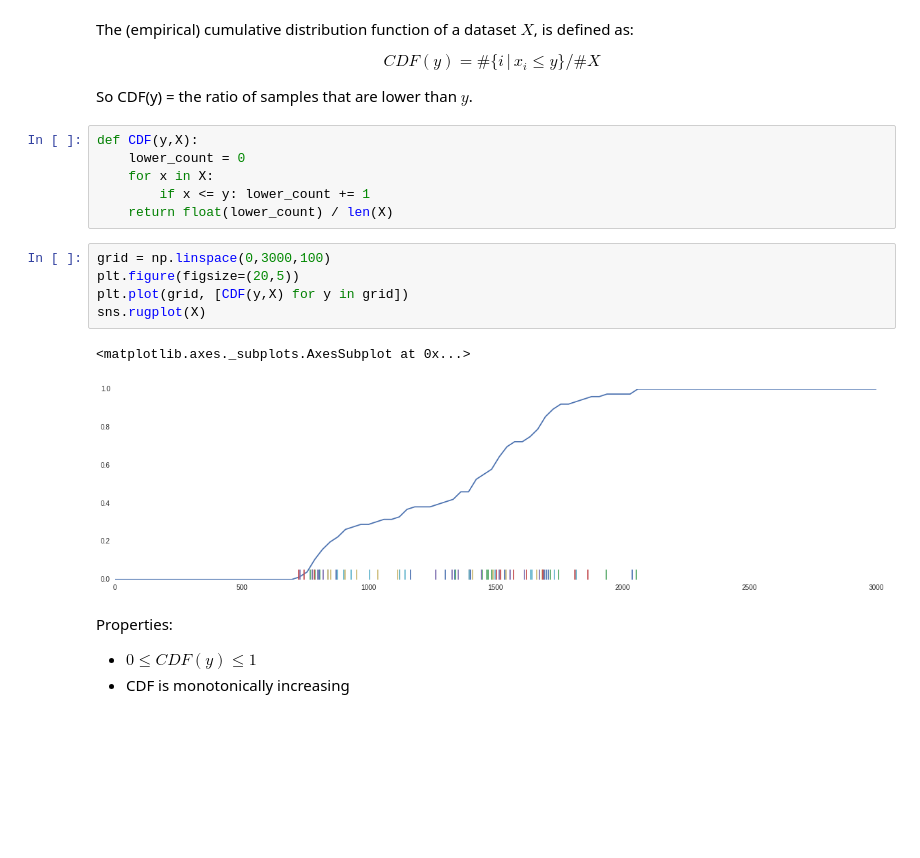
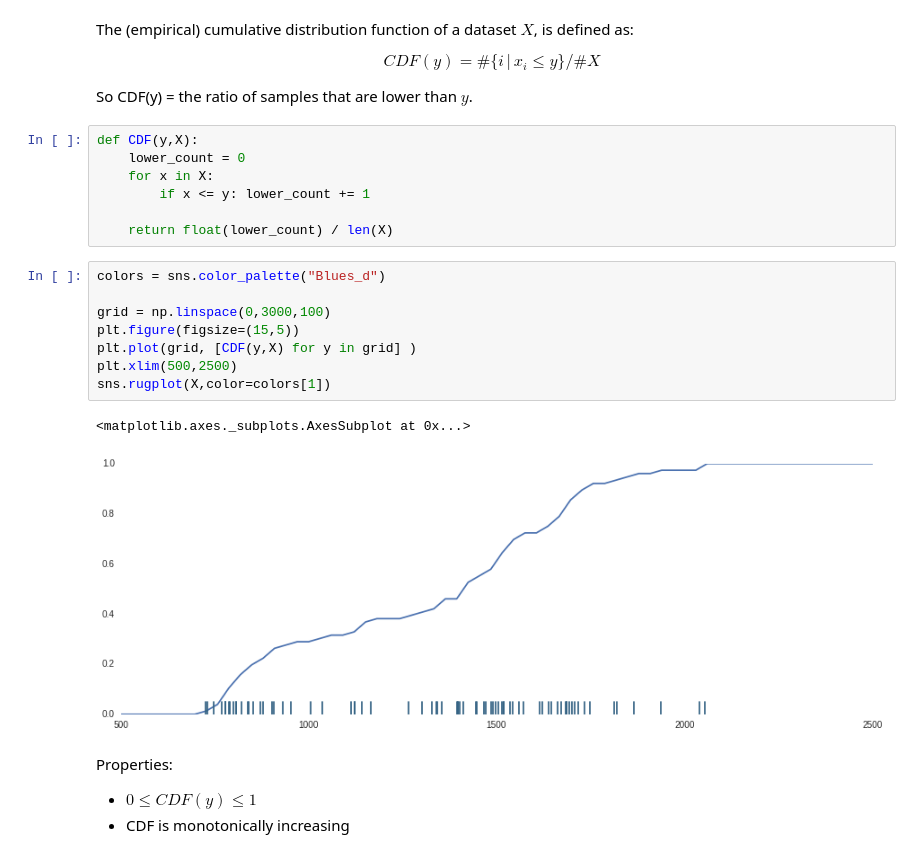
Before and after one commit to HeinrichHartmann/QueueArticle, a Jupyter notebook: Episode 4 -- Quantiles and Outliers.ipynb, the cells around one changed output. Drawn from its saved outputs; the diff is of its cells as text; blank space fills up the shorter version.

```diff
--- a/Episode 4 -- Quantiles and Outliers.ipynb
+++ b/Episode 4 -- Quantiles and Outliers.ipynb
@@ -27,15 +27,19 @@ def CDF(y,X):
     lower_count = 0
     for x in X:
         if x <= y: lower_count += 1
+
     return float(lower_count) / len(X)
 # %%
+colors = sns.color_palette("Blues_d")
+
 grid = np.linspace(0,3000,100)
-plt.figure(figsize=(20,5))
-plt.plot(grid, [CDF(y,X) for y in grid])
-sns.rugplot(X)
+plt.figure(figsize=(15,5))
+plt.plot(grid, [CDF(y,X) for y in grid] )
+plt.xlim(500,2500)
+sns.rugplot(X,color=colors[1])
 # %% [output]
 <matplotlib.axes._subplots.AxesSubplot at 0x...>
-[figure, old version]
+[figure, new version]
 # %% [markdown]
 Properties:
 
```
Also changed, not shown: parts of 5 cells of this notebook, 3 other files.
